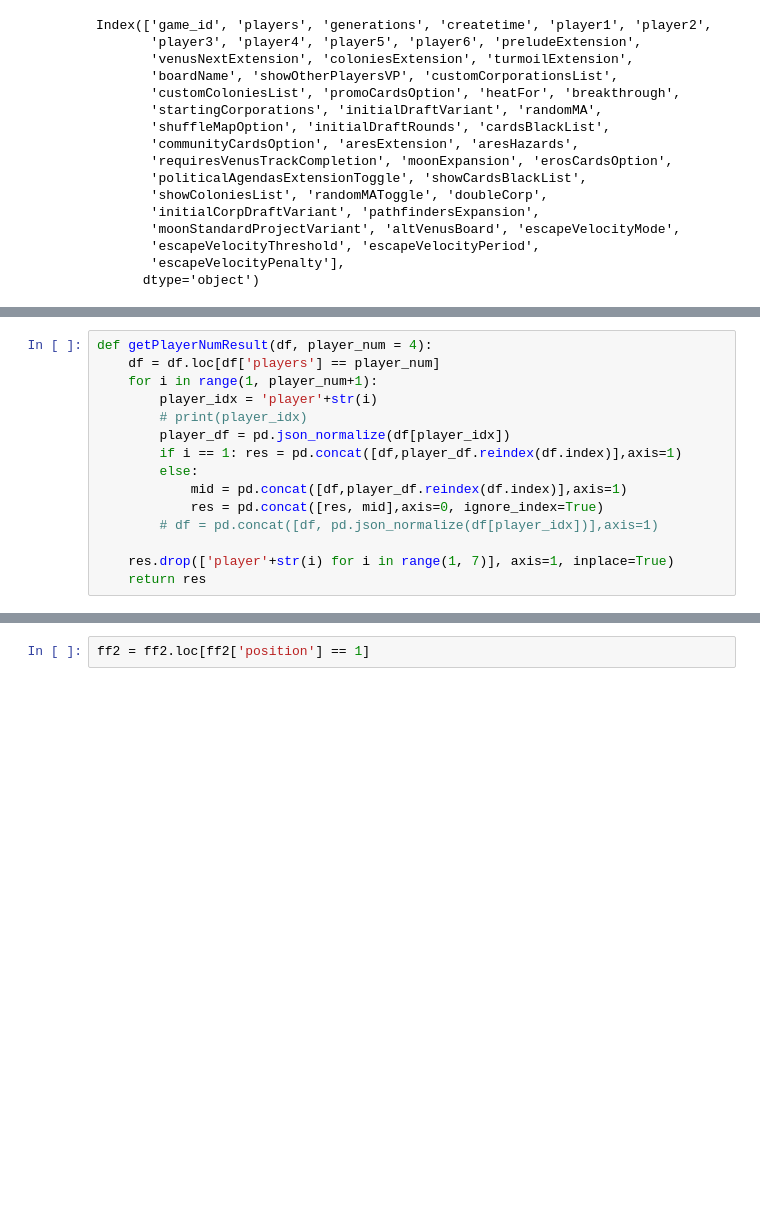
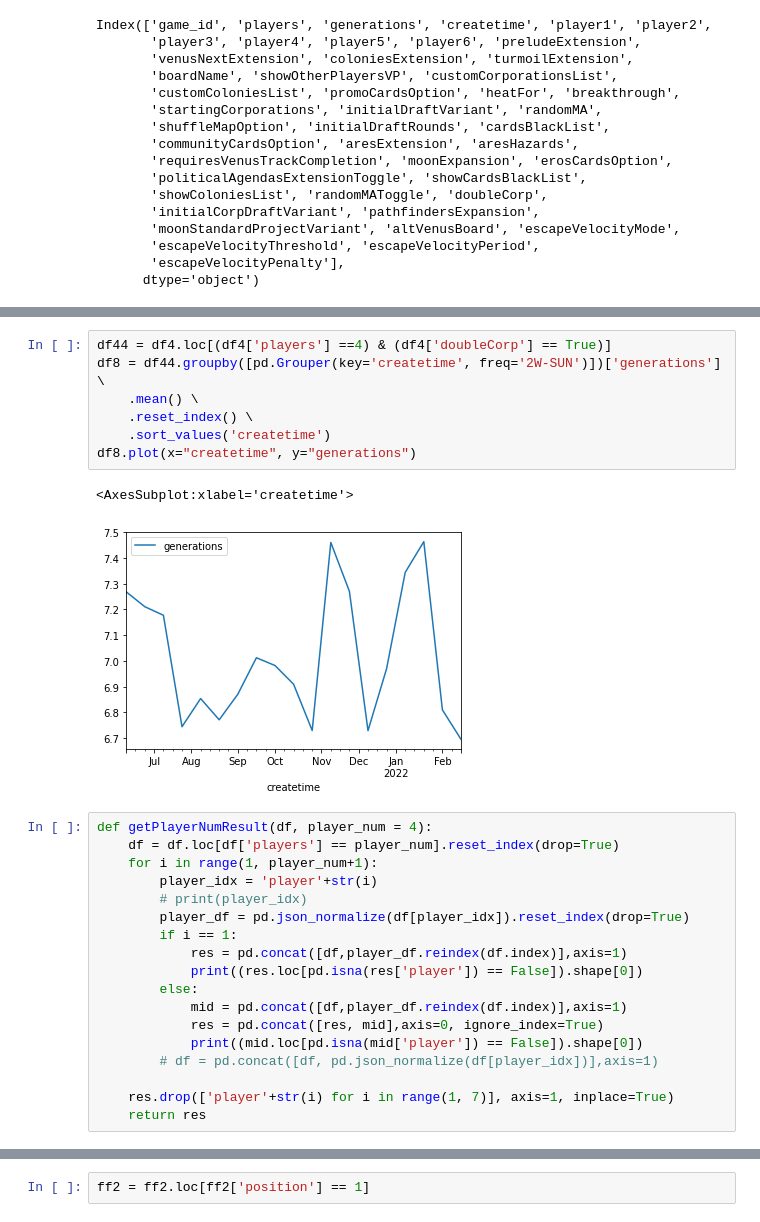
Before and after one commit to Ender-Wiggin2019/tfm-summary, a Jupyter notebook: tfm_data_summary.ipynb, the cells around one changed output, grey strips where cells are left out. Saved outputs shown, nothing was run; the diff lists cells and outputs as text; blank space fills up the shorter version.

```diff
--- a/tfm_data_summary.ipynb
+++ b/tfm_data_summary.ipynb
@@ -90,14 +152,27 @@ Index(['game_id', 'players', 'generations', 'createtime', 'player1', 'player2',
+# %%
+df44 = df4.loc[(df4['players'] ==4) & (df4['doubleCorp'] == True)]
+df8 = df44.groupby([pd.Grouper(key='createtime', freq='2W-SUN')])['generations'] \
+    .mean() \
+    .reset_index() \
+    .sort_values('createtime')
+df8.plot(x="createtime", y="generations")
+# %% [output]
+<AxesSubplot:xlabel='createtime'>
+[figure, added]
 # %%
 def getPlayerNumResult(df, player_num = 4):
-    df = df.loc[df['players'] == player_num]
+    df = df.loc[df['players'] == player_num].reset_index(drop=True)
     for i in range(1, player_num+1):
         player_idx = 'player'+str(i)
         # print(player_idx)
-        player_df = pd.json_normalize(df[player_idx])
-        if i == 1: res = pd.concat([df,player_df.reindex(df.index)],axis=1)
+        player_df = pd.json_normalize(df[player_idx]).reset_index(drop=True)
+        if i == 1:
+            res = pd.concat([df,player_df.reindex(df.index)],axis=1)
+            print((res.loc[pd.isna(res['player']) == False]).shape[0])
         else:
             mid = pd.concat([df,player_df.reindex(df.index)],axis=1)
             res = pd.concat([res, mid],axis=0, ignore_index=True)
+            print((mid.loc[pd.isna(mid['player']) == False]).shape[0])
         # df = pd.concat([df, pd.json_normalize(df[player_idx])],axis=1)
 
     res.drop(['player'+str(i) for i in range(1, 7)], axis=1, inplace=True)
```
Also changed, not shown: parts of 33 cells of this notebook, 12 other files.
